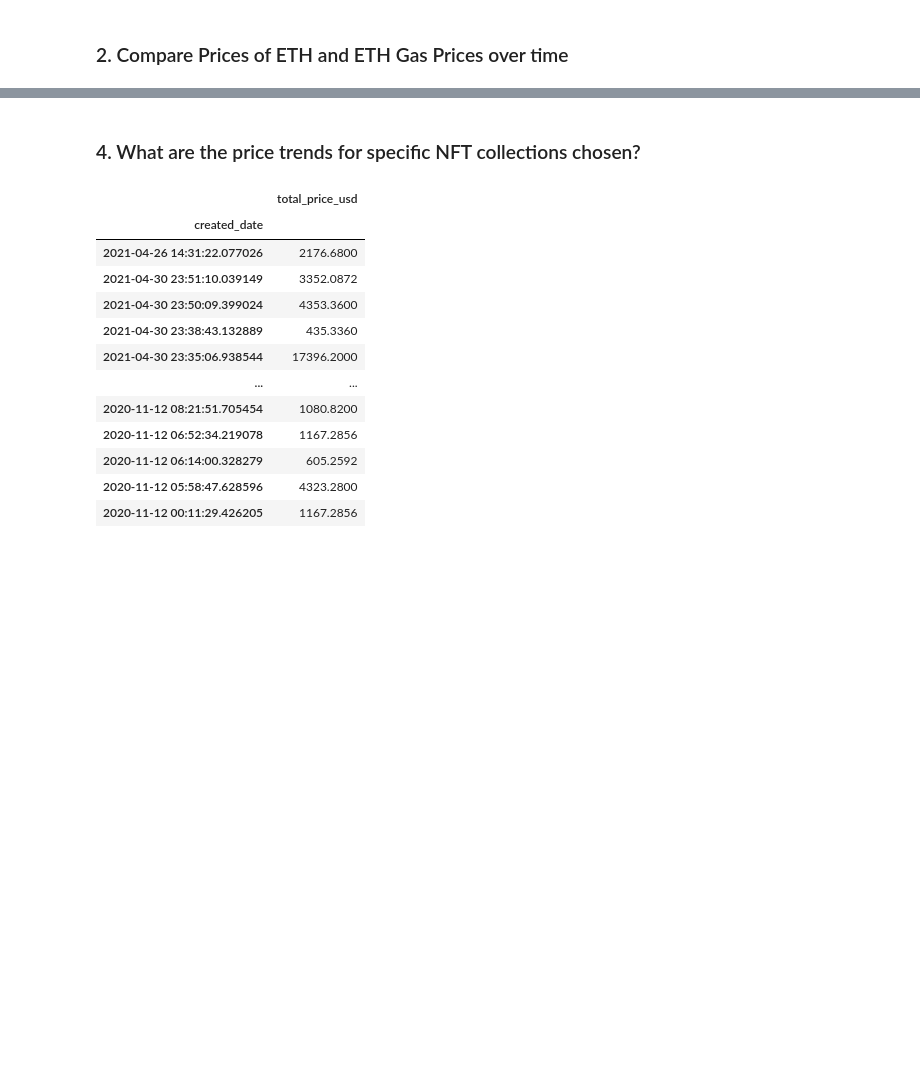
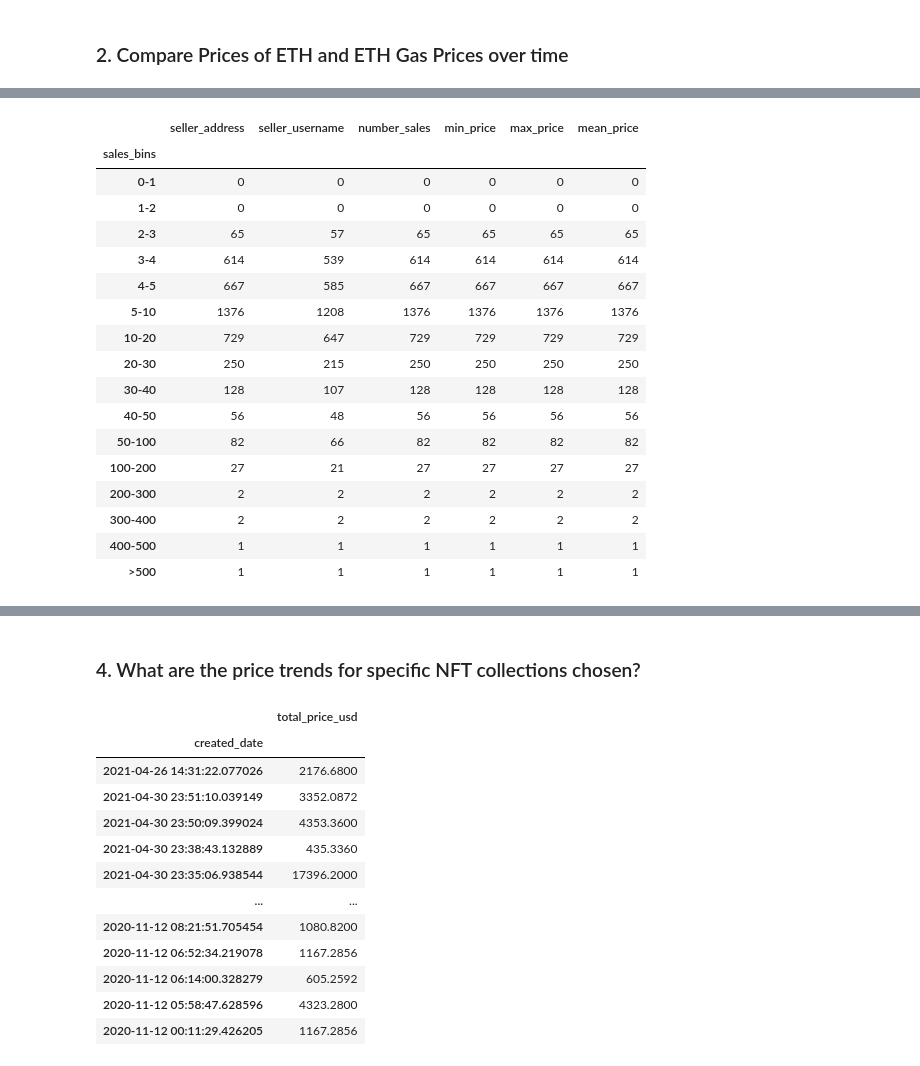
Before and after one commit to bradkaley/NFT_Market_Analysis, a Jupyter notebook: Part_2_Data_Collection_Analysis.ipynb, the cells around one changed output, grey strips where cells are left out. Saved outputs shown, nothing was run; the diff lists cells and outputs as text; code cells hidden in the pictures; blank space fills up the shorter version.

```diff
--- a/Part_2_Data_Collection_Analysis.ipynb
+++ b/Part_2_Data_Collection_Analysis.ipynb
@@ -450,0 +623,5 @@ To answer, look at OpenSea transaction data and clean the data to have the datas
+# %%
+#Concatenate the seller data for each collection into one dataframe
+top_nft_sellers = pd.concat([top_bored_ape_sellers,top_mutant_ape_sellers,top_sandbox_sellers,top_baby_ape_sellers],axis="rows",join="inner")
+top_nft_sellers.sort_values(["number_sales"],ascending=False,inplace=True)
+top_nft_sellers.head()
@@ -450,0 +635,6 @@ To answer, look at OpenSea transaction data and clean the data to have the datas
+# %%
+#Create bins for the sellers based on the amount of sales they perform so we can plot it
+sales_bin_labels = ["0-1","1-2","2-3","3-4","4-5","5-10","10-20","20-30","30-40","40-50","50-100","100-200","200-300","300-400","400-500",">500"]
+sales_bins = [0,1,2,3,4,5,10,20,30,40,50,100,200,300,400,500,1000000]
+top_nft_sellers["sales_bins"] = pd.cut(top_nft_sellers["number_sales"], bins=sales_bins, labels=bin_labels)
+top_nft_sellers
@@ -450,0 +655,23 @@ To answer, look at OpenSea transaction data and clean the data to have the datas
+# %%
+#Count the number of seller adddresses per bin
+sellers_bin_count_df = top_nft_sellers.groupby("sales_bins").count()
+sellers_bin_count_df
+# %% [output]
+|  | seller_address | seller_username | number_sales | min_price | max_price | mean_price |
+| sales_bins |  |  |  |  |  |  |
+| 0-1 | 0 | 0 | 0 | 0 | 0 | 0 |
+| 1-2 | 0 | 0 | 0 | 0 | 0 | 0 |
+| 2-3 | 65 | 57 | 65 | 65 | 65 | 65 |
+| 3-4 | 614 | 539 | 614 | 614 | 614 | 614 |
+| 4-5 | 667 | 585 | 667 | 667 | 667 | 667 |
+| 5-10 | 1376 | 1208 | 1376 | 1376 | 1376 | 1376 |
+| 10-20 | 729 | 647 | 729 | 729 | 729 | 729 |
+| 20-30 | 250 | 215 | 250 | 250 | 250 | 250 |
+| 30-40 | 128 | 107 | 128 | 128 | 128 | 128 |
+| 40-50 | 56 | 48 | 56 | 56 | 56 | 56 |
+| 50-100 | 82 | 66 | 82 | 82 | 82 | 82 |
+| 100-200 | 27 | 21 | 27 | 27 | 27 | 27 |
+| 200-300 | 2 | 2 | 2 | 2 | 2 | 2 |
+| 300-400 | 2 | 2 | 2 | 2 | 2 | 2 |
+| 400-500 | 1 | 1 | 1 | 1 | 1 | 1 |
+| >500 | 1 | 1 | 1 | 1 | 1 | 1 |
```
Also changed, not shown: parts of 20 cells of this notebook, 8 other files.
